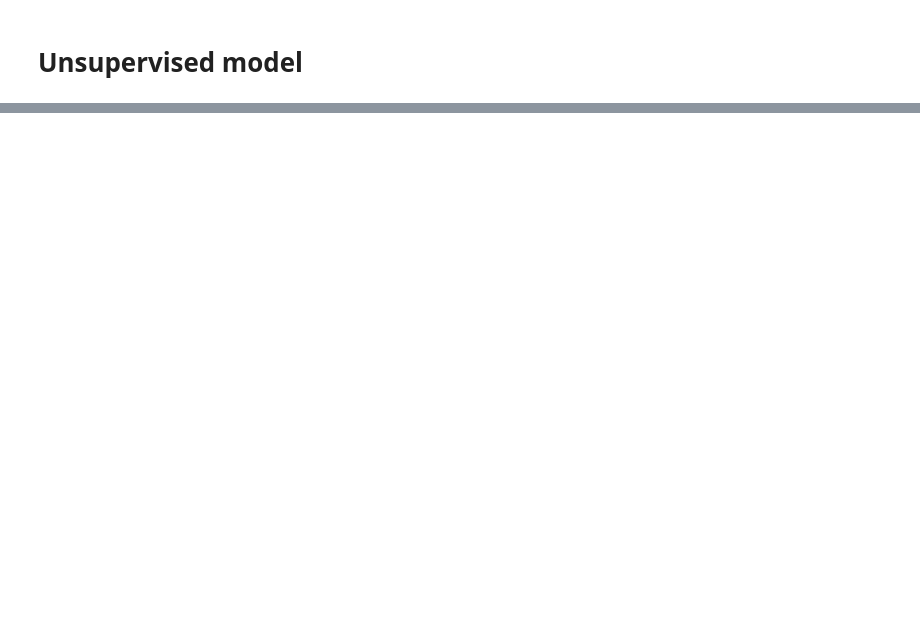
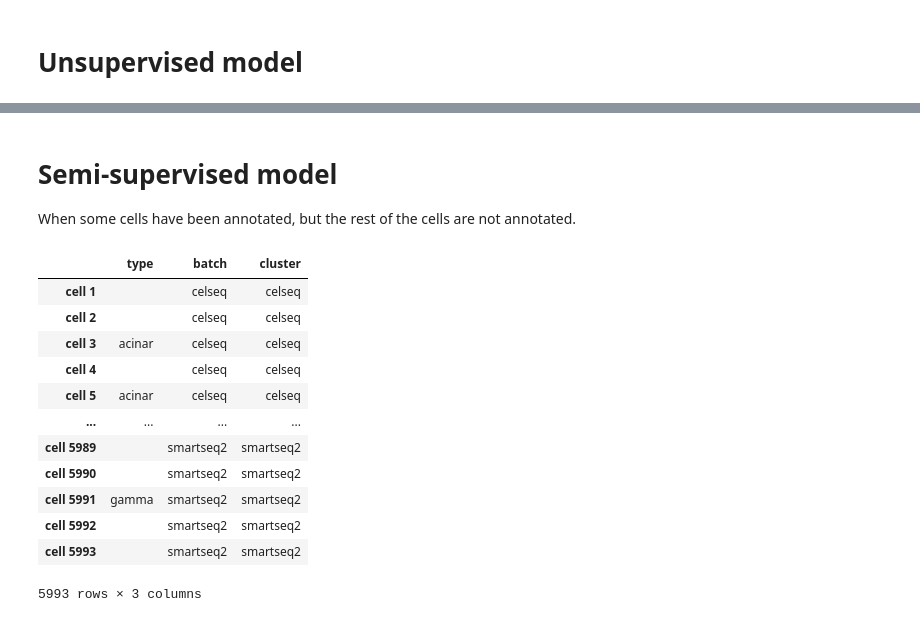
Before and after one commit to Zhang-Jinglong/MAT2, a Jupyter notebook: demo/test.ipynb, the cells around one changed output, grey strips where cells are left out. Saved outputs shown, nothing was run; the diff lists cells and outputs as text; code cells hidden in the pictures; blank space fills up the shorter version.

```diff
--- a/demo/test.ipynb
+++ b/demo/test.ipynb
@@ -154,0 +155,22 @@ plot_tsne(rec_tsne)
+# %% [markdown]
+# Semi-supervised model
+When some cells have been annotated, but the rest of the cells are not annotated.
+# %%
+# Remove 80% cell type annotations for testing.
+test_meta = metadata.copy()
+test_meta['type'][np.random.randint(0, len(metadata), int(len(metadata) * 0.8))] = ''
+test_meta
+# %% [output]
+|  | type | batch | cluster |
+| cell 1 |  | celseq | celseq |
+| cell 2 |  | celseq | celseq |
+| cell 3 | acinar | celseq | celseq |
+| cell 4 |  | celseq | celseq |
+| cell 5 | acinar | celseq | celseq |
+| ... | ... | ... | ... |
+| cell 5989 |  | smartseq2 | smartseq2 |
+| cell 5990 |  | smartseq2 | smartseq2 |
+| cell 5991 | gamma | smartseq2 | smartseq2 |
+| cell 5992 |  | smartseq2 | smartseq2 |
+| cell 5993 |  | smartseq2 | smartseq2 |
+5993 rows × 3 columns
```
Also changed, not shown: parts of 7 cells of this notebook, 6 other files.
